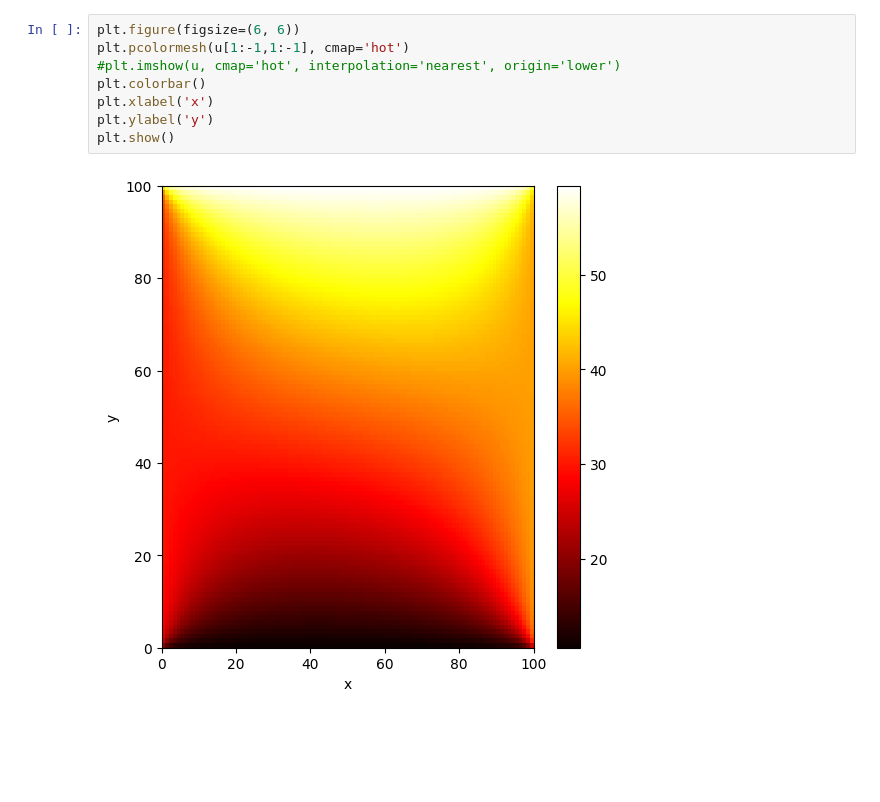
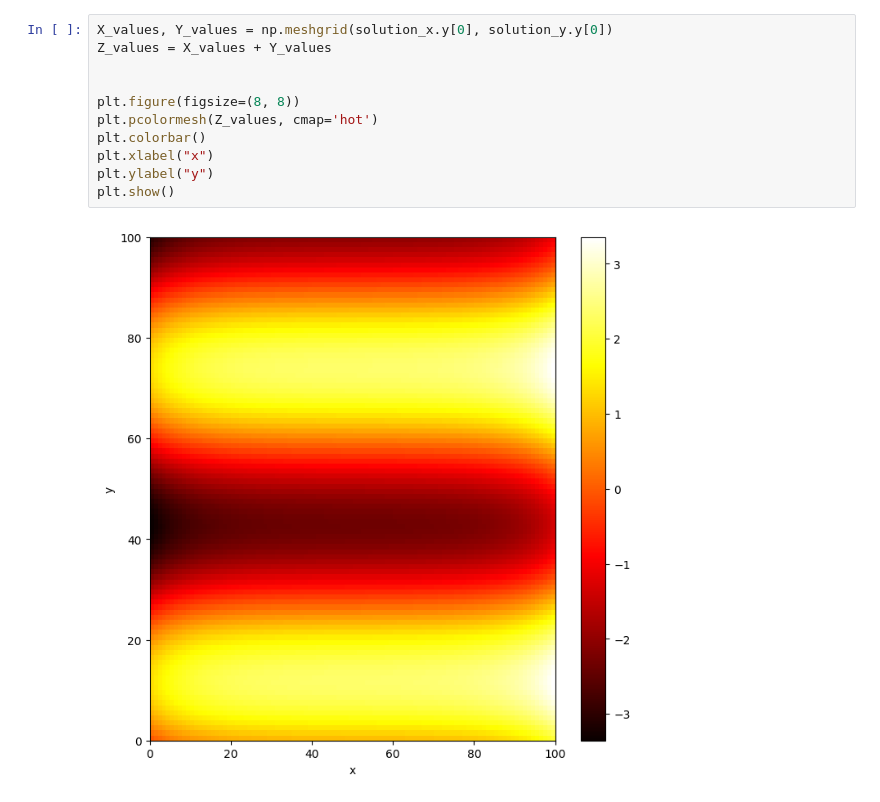
Before and after one commit to KacperKurzydlo/UdzialBadaniaNaukowe, a Jupyter notebook: UdziałBadaniaNaukowe.ipynb, the cells around one changed output. Drawn from its saved outputs; the diff is of its cells as text; blank space fills up the shorter version.

```diff
--- a/UdziałBadaniaNaukowe.ipynb
+++ b/UdziałBadaniaNaukowe.ipynb
@@ -35,10 +205,13 @@ plt.show()
 # %%
-plt.figure(figsize=(6, 6))
-plt.pcolormesh(u[1:-1,1:-1], cmap='hot')
-#plt.imshow(u, cmap='hot', interpolation='nearest', origin='lower')
+X_values, Y_values = np.meshgrid(solution_x.y[0], solution_y.y[0])
+Z_values = X_values + Y_values
+
+
+plt.figure(figsize=(8, 8))
+plt.pcolormesh(Z_values, cmap='hot')
 plt.colorbar()
-plt.xlabel('x')
-plt.ylabel('y')
+plt.xlabel("x")
+plt.ylabel("y")
 plt.show()
 # %% [output]
-[figure, old version]
+[figure, new version]
```
Also changed, not shown: parts of 7 cells of this notebook.
